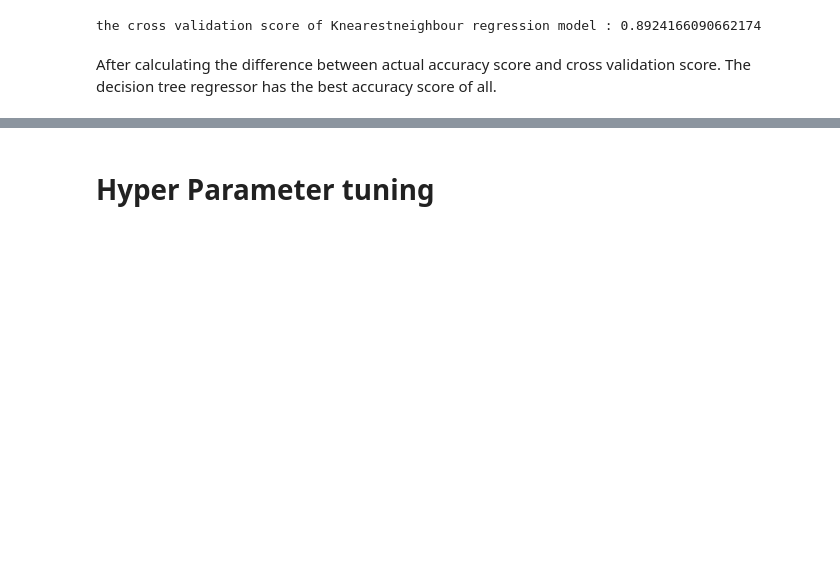
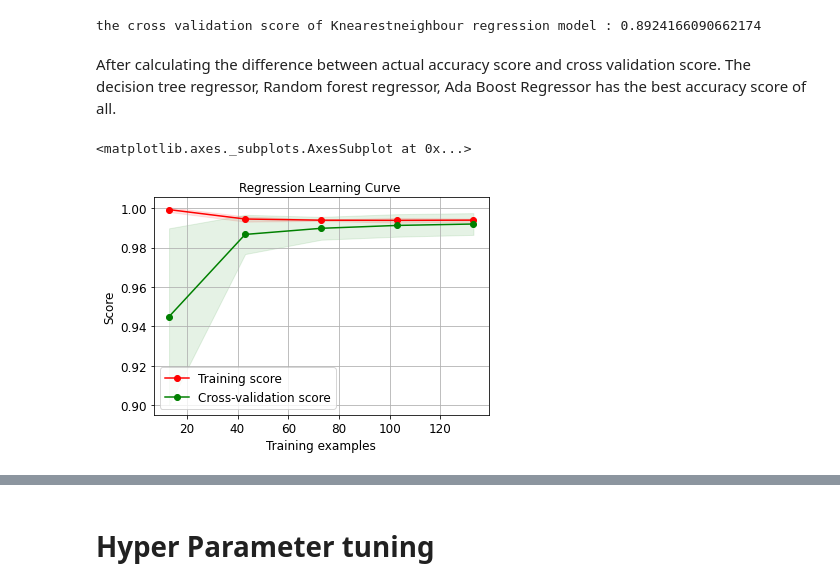
Before and after one commit to ponmanimanoharan/World-Happiness-Prediction, a Jupyter notebook: World Happiness-1.ipynb, the cells around one changed output, grey strips where cells are left out. Saved outputs shown, nothing was run; the diff lists cells and outputs as text; code cells hidden in the pictures; blank space fills up the shorter version.

```diff
--- a/World Happiness-1.ipynb
+++ b/World Happiness-1.ipynb
@@ -659,4 +651,4 @@ print("the cross validation score of Knearestneighbour regression model :", scr.
 # %% [output]
 the cross validation score of Knearestneighbour regression model : 0.8924166090662174
 # %% [markdown]
-After calculating the difference between actual accuracy score and cross validation score. The decision tree regressor has the best accuracy score of all.
+After calculating the difference between actual accuracy score and cross validation score. The decision tree regressor, Random forest regressor, Ada Boost Regressor has the best accuracy score of all.
@@ -662,0 +657,9 @@ After calculating the difference between actual accuracy score and cross validat
+# %%
+import scikitplot as skplt
+skplt.estimators.plot_learning_curve(LR, x, y,
+                                     cv=7, shuffle=True, scoring="r2", n_jobs=-1,
+                                     figsize=(6,4), title_fontsize="large", text_fontsize="large",
+                                     title="Regression Learning Curve ")
+# %% [output]
+<matplotlib.axes._subplots.AxesSubplot at 0x...>
+[figure, added]
```
Also changed, not shown: parts of 45 cells of this notebook.
